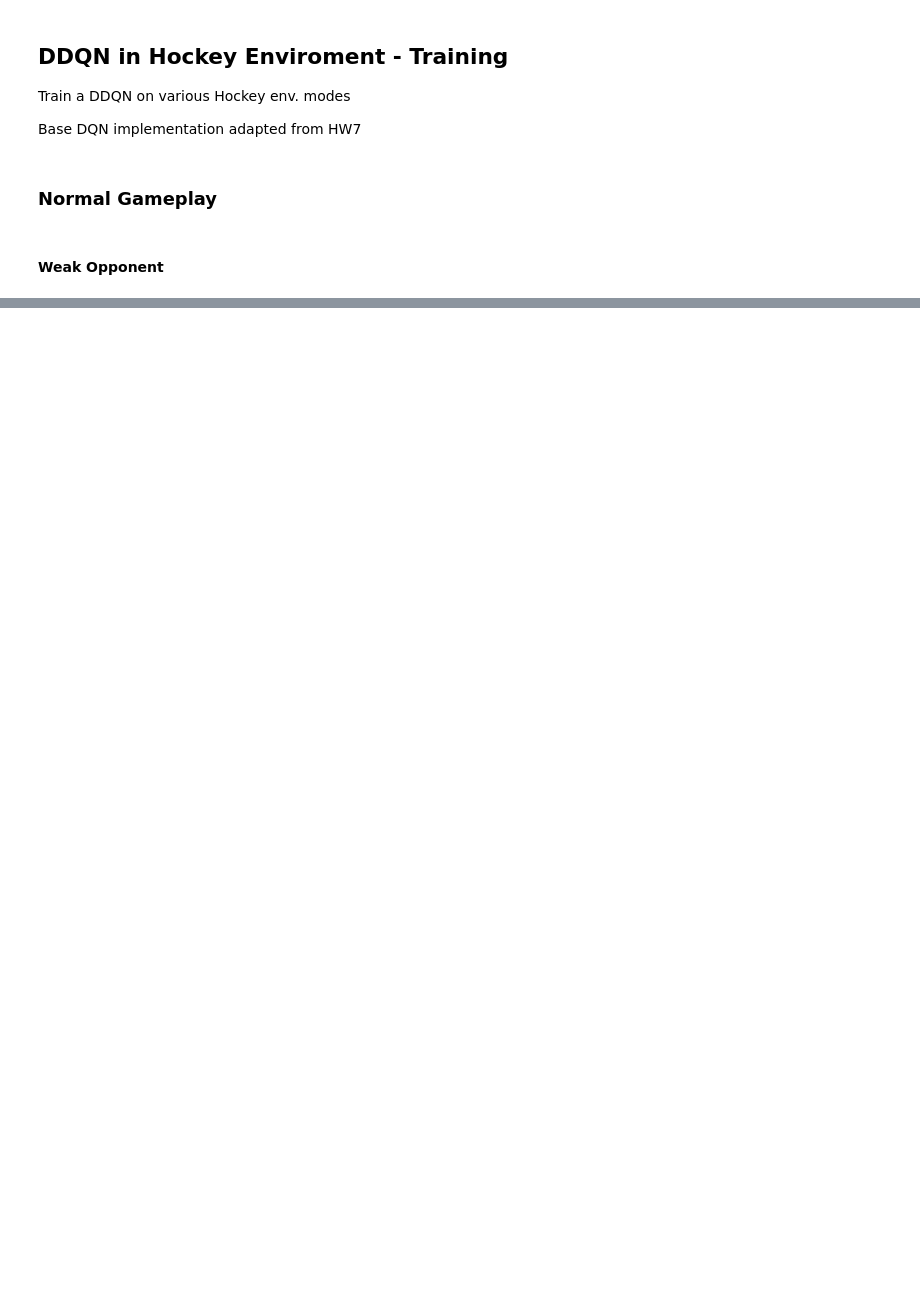
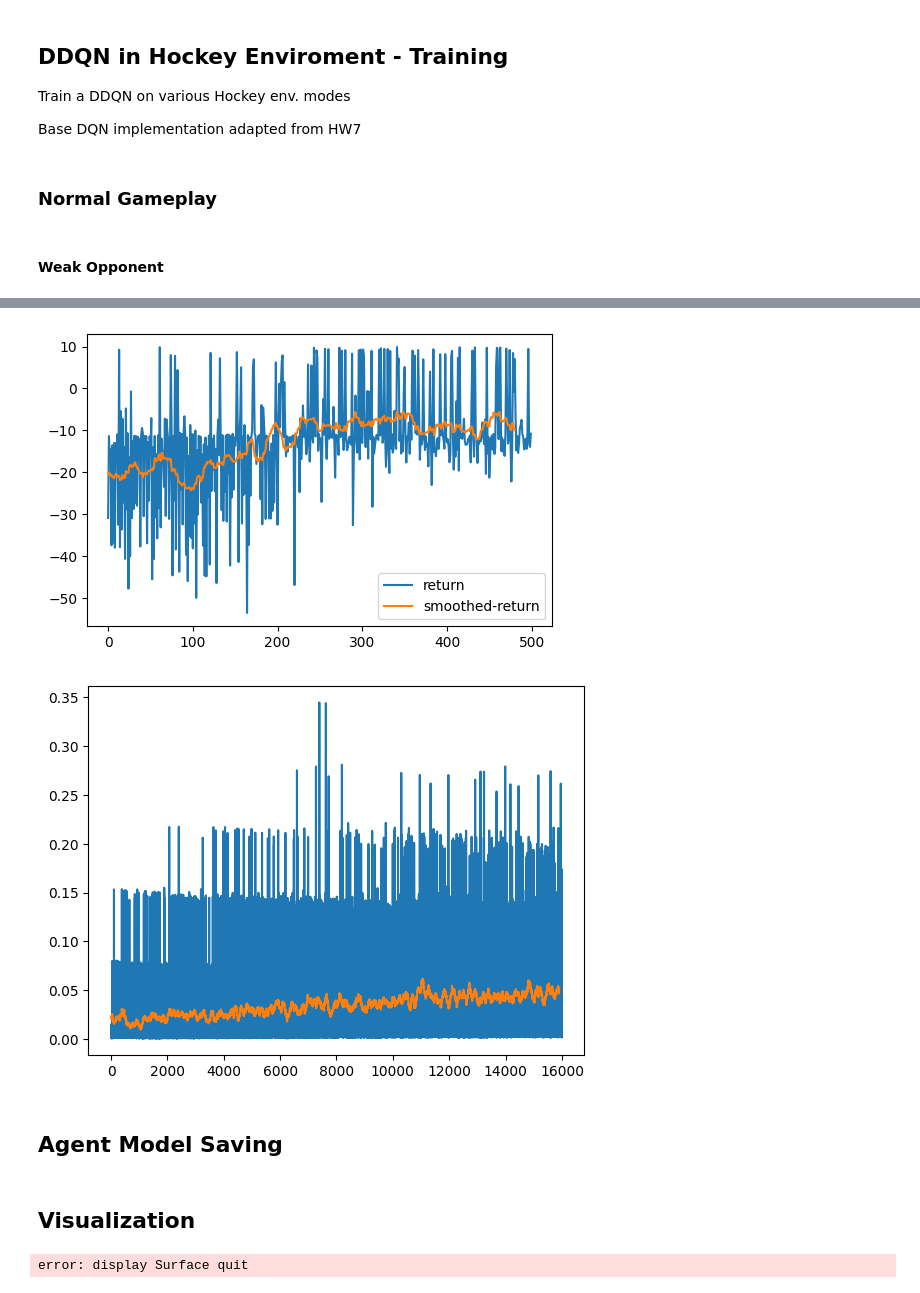
Before and after one commit to KarahanS/RL-Hockey, a Jupyter notebook: ddqn-hockey-train.ipynb, the cells around one changed output, grey strips where cells are left out. Cells and saved outputs as stored; diff of their text form; code cells hidden in the pictures; blank space fills up the shorter version.

```diff
--- a/ddqn-hockey-train.ipynb
+++ b/ddqn-hockey-train.ipynb
@@ -44,7 +49,7 @@ if RENDER:
 # %%
-DISCOUNT = 0.95
-EPS = 0.2
-UPDATE_TARGET_FREQ = 20
+DISCOUNT = 0.90
+EPS = 0.3
+UPDATE_TARGET_FREQ = 30
 TAU = 1e-3
 
 agent1 = DDQNAgent(
@@ -57,3 +62,8 @@ agent1 = DDQNAgent(
 )
 
 agent2 = h_env.BasicOpponent(weak=True)
+# %%
+MAX_EPISODES=500
+MAX_STEPS=1000
+
+PRINT_FREQ=25
@@ -59,0 +126,18 @@ agent2 = h_env.BasicOpponent(weak=True)
+# %%
+stats_np = np.asarray(stats)
+losses_np = np.asarray(losses)
+fig=plt.figure(figsize=(6,3.8))
+plt.plot(stats_np[:,1], label="return")
+plt.plot(running_mean(stats_np[:,1],20), label="smoothed-return")
+plt.legend()
+plt.show()
+
+plt.figure()
+plt.plot(losses_np)
+plt.plot(running_mean(losses_np, 100))
+plt.show()
+# %% [output]
+[figure, added]
+[figure, added]
+# %% [markdown]
+## Agent Model Saving
@@ -60,5 +146,7 @@ agent2 = h_env.BasicOpponent(weak=True)
+# %% [markdown]
+## Visualization
 # %%
-STEPS = 1000000
+STEPS = 100000
 
 obs_buffer = []
 reward_buffer = []
@@ -66,10 +154,9 @@ obs, _ = env.reset()
 obs_agent2 = env.obs_agent_two()
 
 for i in range(STEPS):
-    if RENDER:
-        env.render()
-    a1 = agent1.act(obs)
-    a1 = env.discrete_to_continous_action(a1)
+    env.render()
+    a1_discr = agent1.act(obs)
+    a1 = env.discrete_to_continous_action(a1_discr)
     a2 = agent2.act(obs_agent2)
 
     obs, r, done, trunc, _ = env.step(np.hstack([a1, a2]))
@@ -80,5 +167,7 @@ for i in range(STEPS):
 
     if done or trunc:
         print(f"Episode done in {i} steps")
+# %% [output]
+error: display Surface quit
 # %%
 env.close()
```
Also changed, not shown: parts of 3 cells of this notebook, 1 other file.
